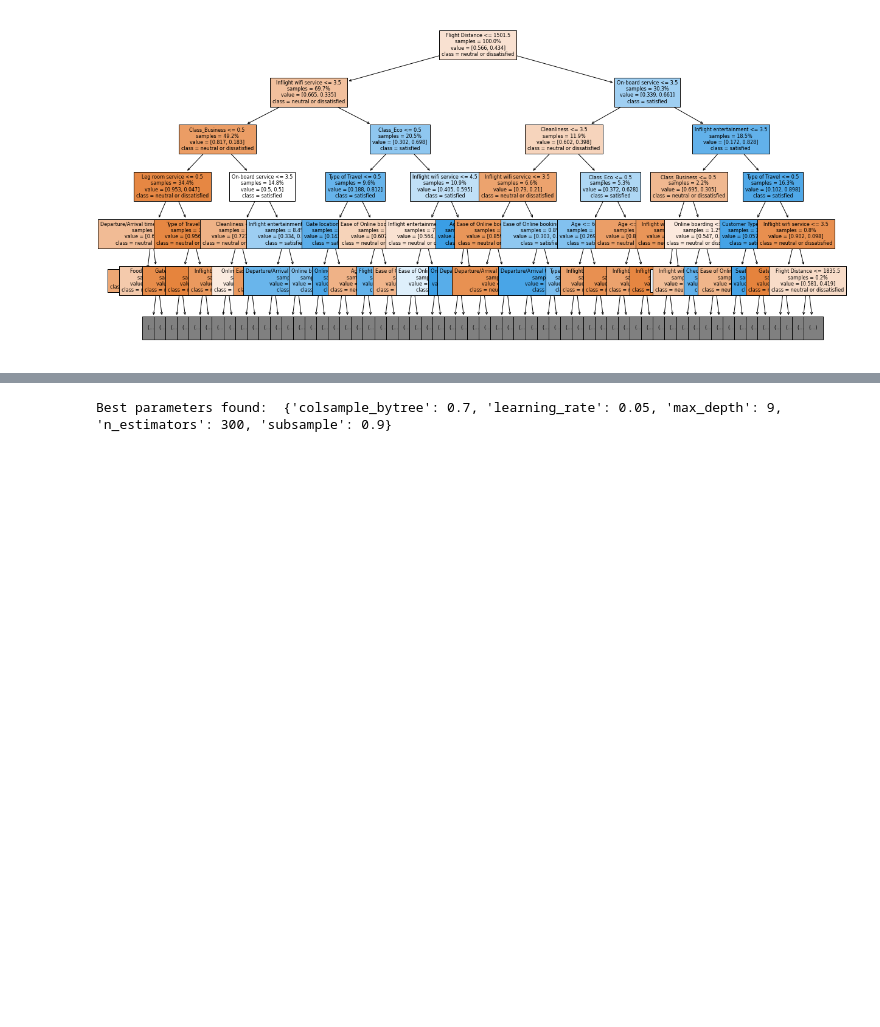
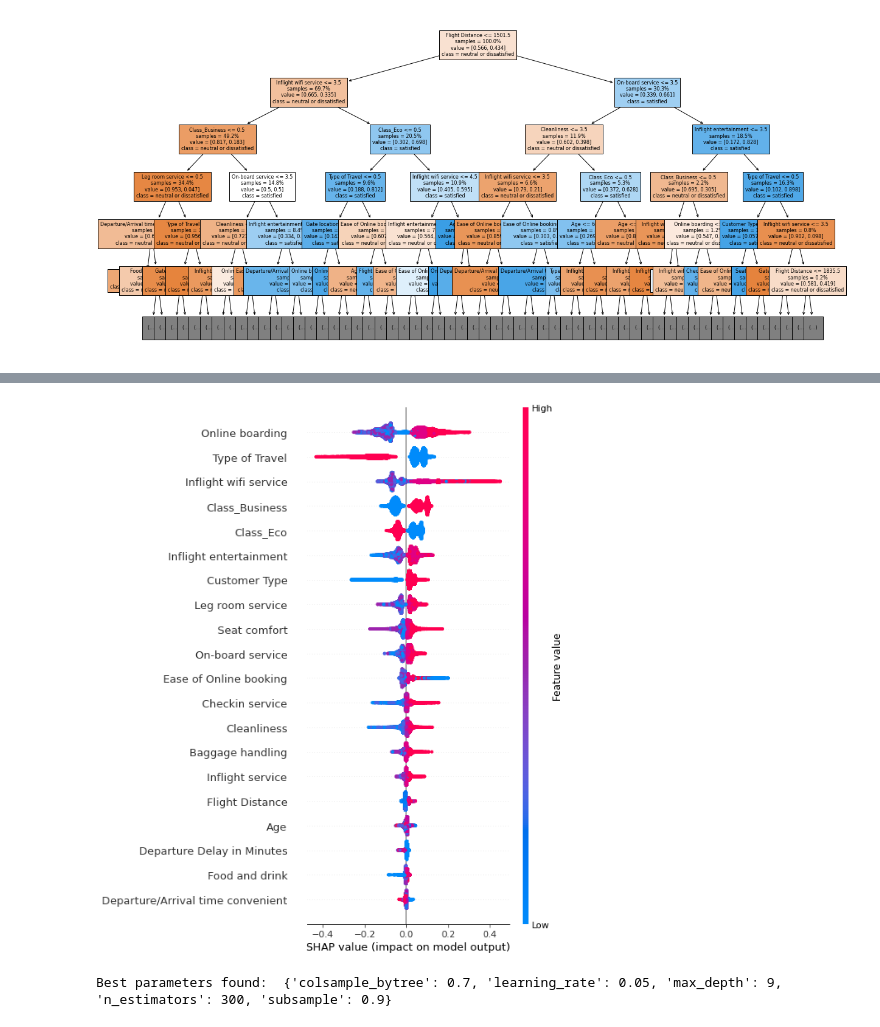
Before and after one commit to Peta0228/Airline-Satisfaction-Prediction, a Jupyter notebook: main.ipynb, the cells around one changed output, grey strips where cells are left out. Cells and saved outputs as stored; diff of their text form; code cells hidden in the pictures; blank space fills up the shorter version.

Commit message:
SHAP update

```diff
--- a/main.ipynb
+++ b/main.ipynb
@@ -501,3 +505,7 @@ shap.summary_plot(shap_values, test_x)
+# %%
+shap.summary_plot(shap_values[1], test_x)
+# %% [output]
+[figure, added]
 # %%
 xgb = xgb.XGBClassifier(random_state=5741)
 
```
Also changed, not shown: parts of 13 cells of this notebook.
